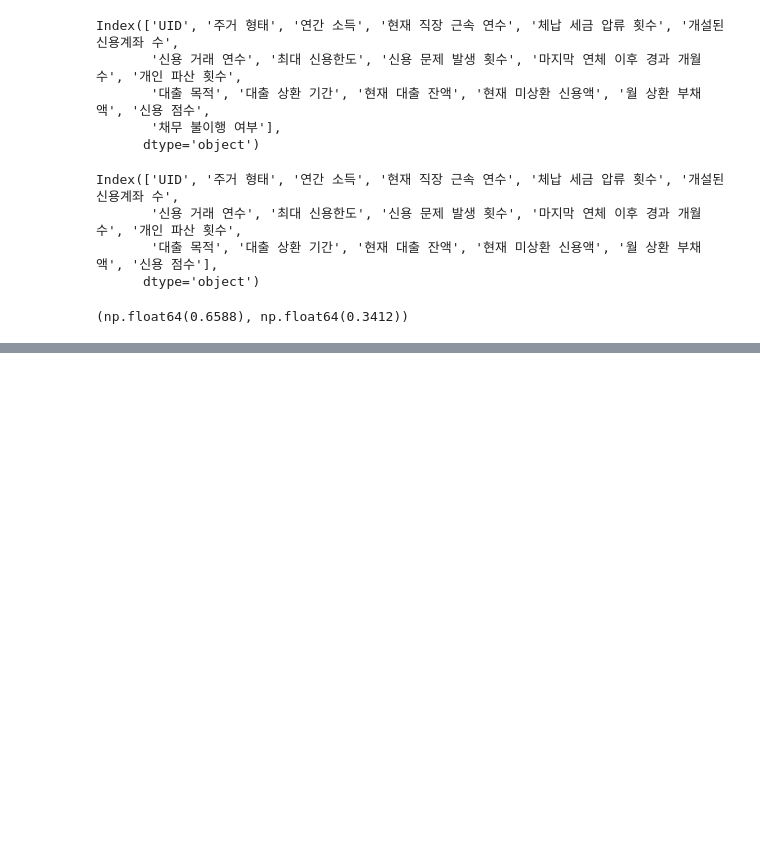
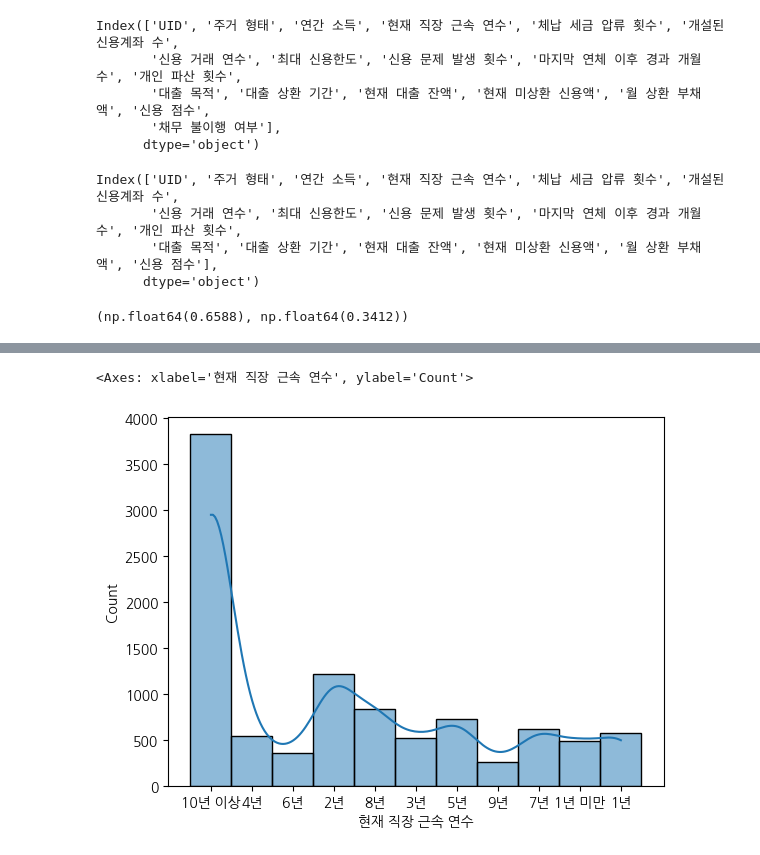
Before and after one commit to yuuunong/prediction-of-default, a Jupyter notebook: EDA1.ipynb, the cells around one changed output, grey strips where cells are left out. Drawn from its saved outputs; the diff is of its cells as text; code cells hidden in the pictures; blank space fills up the shorter version.

```diff
--- a/EDA1.ipynb
+++ b/EDA1.ipynb
@@ -433,0 +293,5 @@ train_obj.head()
+# %%
+# 수치형 아닌 데이터 분리
+train_df_obj = train_df.select_dtypes(exclude=np.number)
+
+train_df_obj.head(10)
@@ -433,0 +376,5 @@ train_obj.head()
+# %%
+sns.histplot(train_df_obj['현재 직장 근속 연수'], kde=True)
+# %% [output]
+<Axes: xlabel='현재 직장 근속 연수', ylabel='Count'>
+[figure, added]
```
Also changed, not shown: parts of 62 cells of this notebook.
